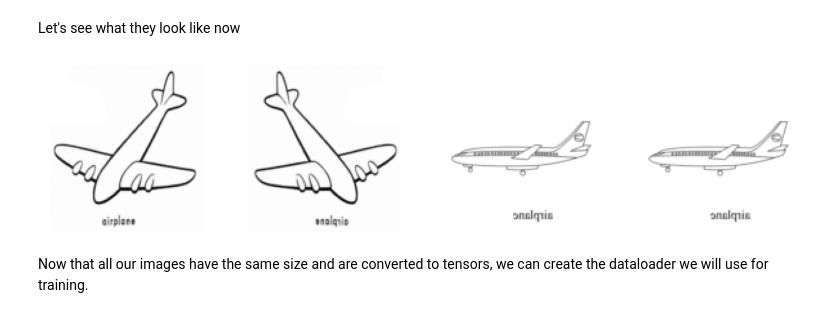
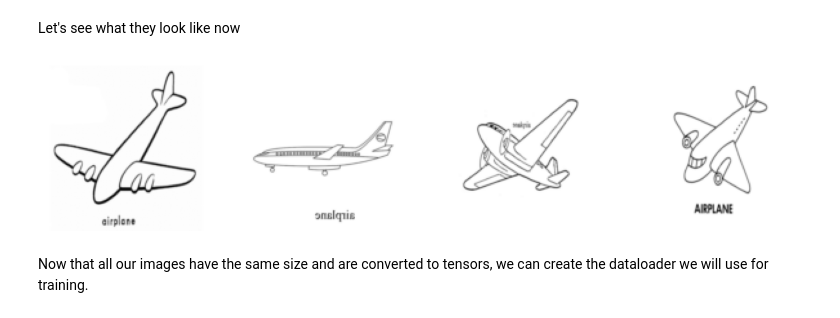
Before and after one commit to cameroncooke/diffusers_training, a Jupyter notebook: colouring-stensil.ipynb, the cells around one changed output. Saved outputs shown, nothing was run; the diff lists cells and outputs as text; code cells hidden in the pictures.

```diff
--- a/colouring-stensil.ipynb
+++ b/colouring-stensil.ipynb
@@ -55,7 +50,7 @@ class TrainingConfig:
     save_image_epochs = 10
     save_model_epochs = 30
     mixed_precision = 'fp16'  # `no` for float32, `fp16` for automatic mixed precision
-    output_dir = 'colouring-stensils'  # the model namy locally and on the HF Hub
+    output_dir = 'ddpm-colouring-stensils'  # the model namy locally and on the HF Hub
 
     push_to_hub = True  # whether to upload the saved model to the HF Hub
     hub_private_repo = False
@@ -72,16 +67,11 @@ In this case, the [Butterflies dataset](https://huggingface.co/datasets/huggan/s
 # %%
 from datasets import load_dataset
 
-# config.dataset_name = "huggan/smithsonian_butterflies_subset"
-# dataset = load_dataset(config.dataset_name, split="train")
-
-# Feel free to try other datasets from https://hf.co/huggan/ too!
-# Here's is a dataset of flower photos:
-# config.dataset_name = "huggan/flowers-102-categories"
-# dataset = load_dataset(config.dataset_name, split="train")
+config.dataset_name = "camsoft2000/colouring-stensils"
+dataset = load_dataset(config.dataset_name, split="train")
 
 # Or just load images from a local folder!
 
-config.dataset_name = "Dataset"
-dataset = load_dataset(config.dataset_name, data_dir="drive/MyDrive")
+# config.dataset_name = "Dataset"
+# dataset = load_dataset(config.dataset_name, data_dir="drive/MyDrive")
 # %% [output]
@@ -103,7 +95,7 @@ Since the [`Image`](https://huggingface.co/docs/datasets/image_process#image-dat
 import matplotlib.pyplot as plt
 
 fig, axs = plt.subplots(1, 4, figsize=(16, 4))
-for i, image in enumerate(dataset["train"][:4]["image"]):
+for i, image in enumerate(dataset[:4]["image"]):
     axs[i].imshow(image)
     axs[i].set_axis_off()
 fig.show()
@@ -137,12 +129,12 @@ dataset.set_transform(transform)
 Let's see what they look like now
 # %%
 fig, axs = plt.subplots(1, 4, figsize=(16, 4))
-for i, image in enumerate(dataset["train"][:4]["images"]):
+for i, image in enumerate(dataset[:4]["images"]):
     axs[i].imshow(image.permute(1, 2, 0).numpy() / 2 + 0.5)
     axs[i].set_axis_off()
 fig.show()
 # %% [output]
-[figure, old version]
+[figure, new version]
 # %% [markdown]
 Now that all our images have the same size and are converted to tensors, we can create the dataloader we will use for training.
 # %%
```
Also changed, not shown: parts of 7 cells of this notebook.
